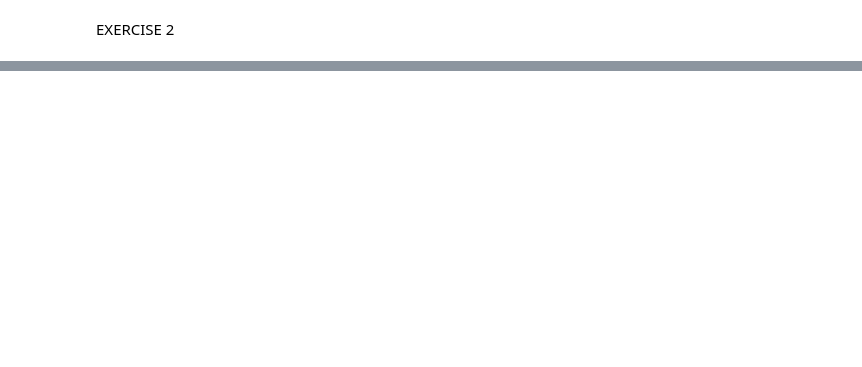
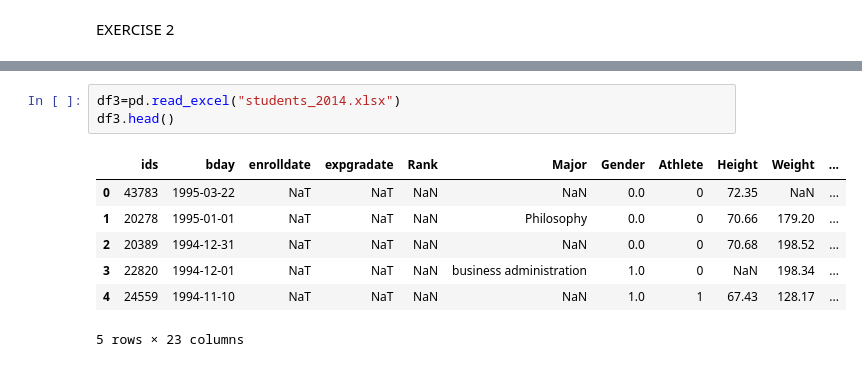
Before and after one commit to seydailk24/My-projects, a Jupyter notebook: statisticswithPANDAS.ipynb, the cells around one changed output, grey strips where cells are left out. Saved outputs shown, nothing was run; the diff lists cells and outputs as text; blank space fills up the shorter version.

```diff
--- a/statisticswithPANDAS.ipynb
+++ b/statisticswithPANDAS.ipynb
@@ -119,0 +205,11 @@ What is the normal body temperature for healthy humans? A random sample of 130 h
+# %%
+df3=pd.read_excel("students_2014.xlsx")
+df3.head()
+# %% [output]
+|  | ids | bday | enrolldate | expgradate | Rank | Major | Gender | Athlete | Height | Weight | ... |
+| 0 | 43783 | 1995-03-22 | NaT | NaT | NaN | NaN | 0.0 | 0 | 72.35 | NaN | ... |
+| 1 | 20278 | 1995-01-01 | NaT | NaT | NaN | Philosophy | 0.0 | 0 | 70.66 | 179.20 | ... |
+| 2 | 20389 | 1994-12-31 | NaT | NaT | NaN | NaN | 0.0 | 0 | 70.68 | 198.52 | ... |
+| 3 | 22820 | 1994-12-01 | NaT | NaT | NaN | business administration | 1.0 | 0 | NaN | 198.34 | ... |
+| 4 | 24559 | 1994-11-10 | NaT | NaT | NaN | NaN | 1.0 | 1 | 67.43 | 128.17 | ... |
+5 rows × 23 columns
```
Also changed, not shown: parts of 82 cells of this notebook.
